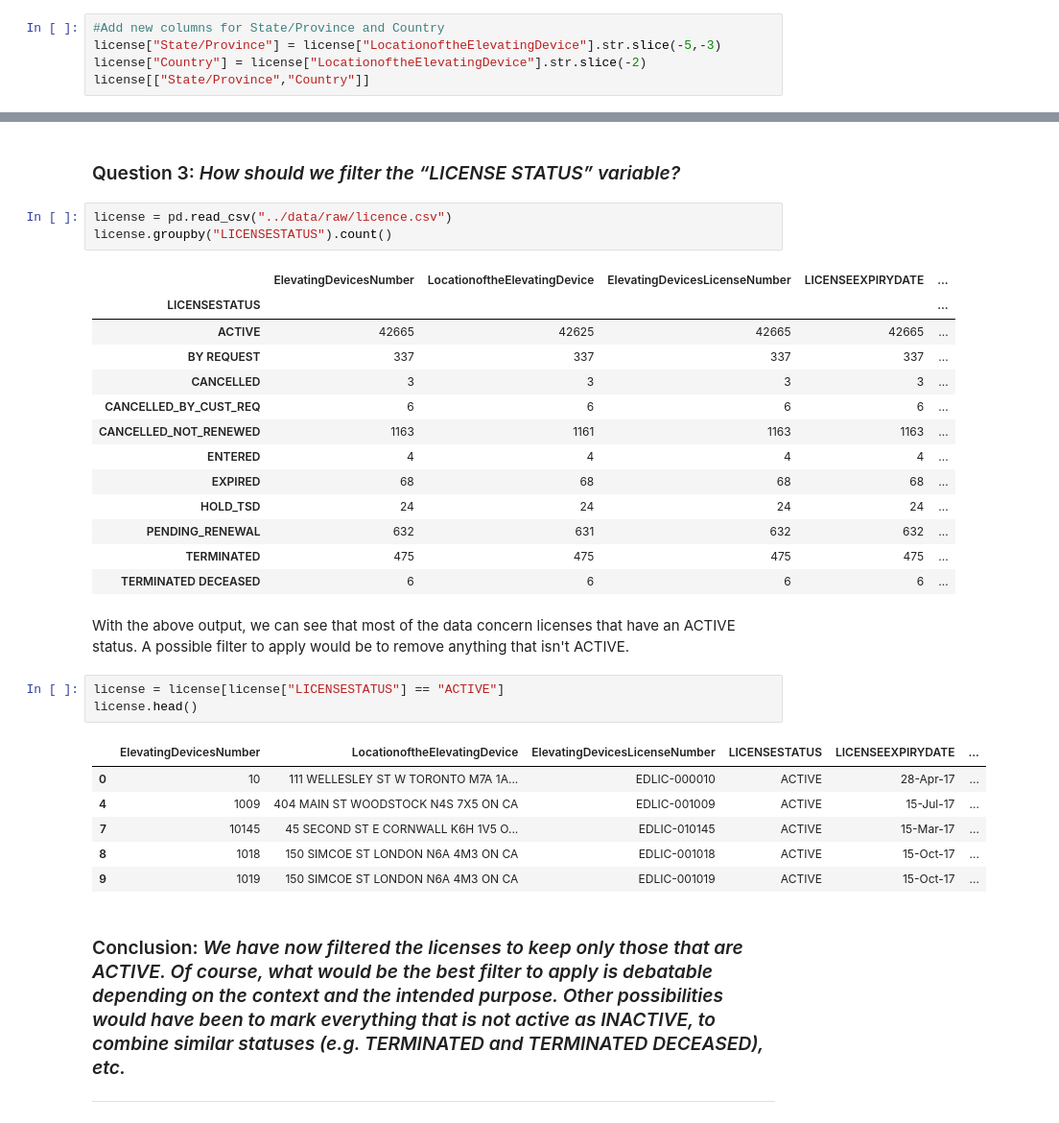
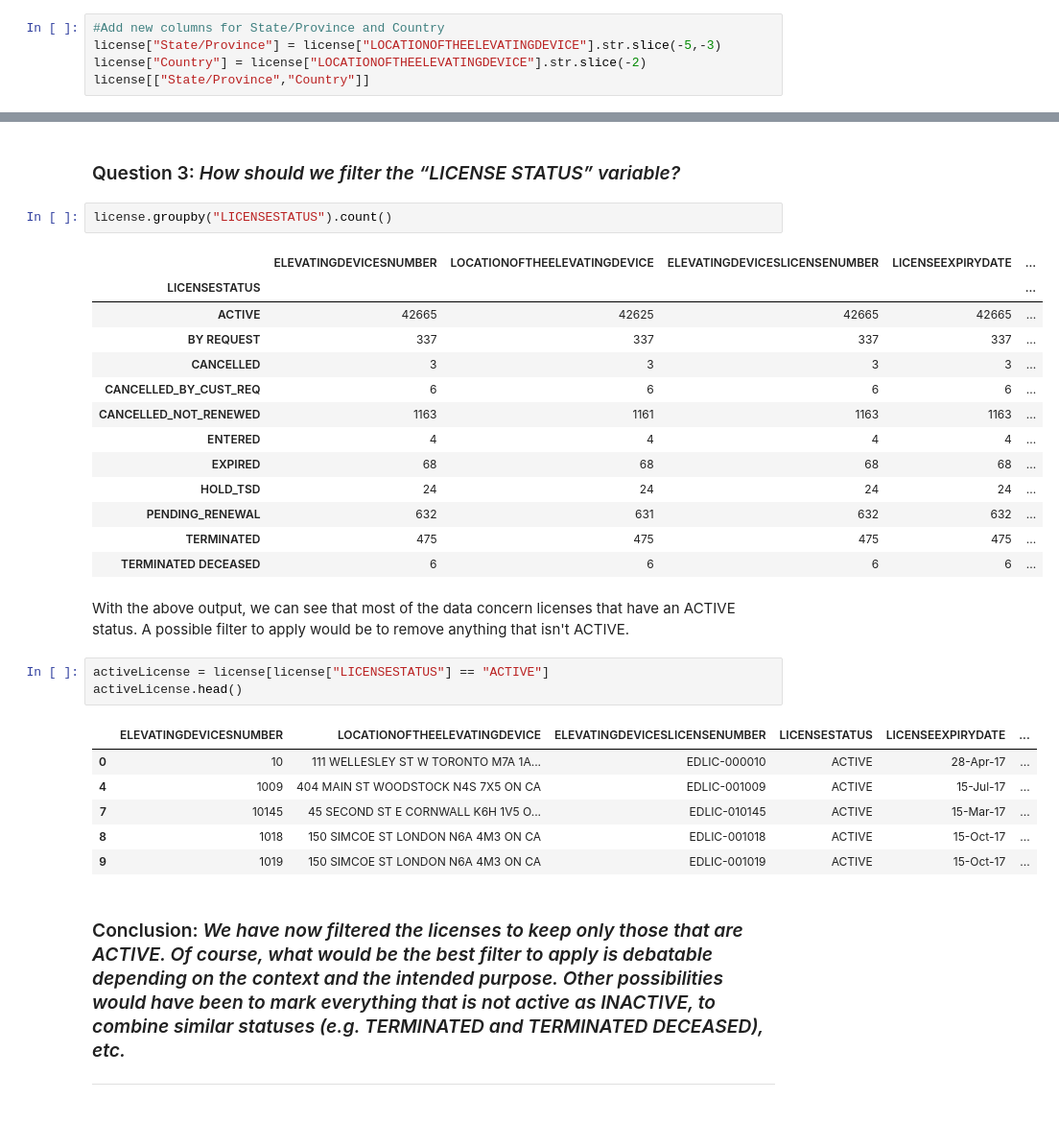
Before and after one commit to MathieuHoude/smartjourney, a Jupyter notebook: notebooks/License.ipynb, the cells around one changed output, grey strips where cells are left out. Shown: that part at 96% size. Drawn from its saved outputs; the diff is of its cells as text.

```diff
--- a/notebooks/License.ipynb
+++ b/notebooks/License.ipynb
@@ -46,8 +61,8 @@ order.head(1)
 ### Question 2: *Where are the majority of elevators located ?*
 # %%
 #Add new columns for State/Province and Country
-license["State/Province"] = license["LocationoftheElevatingDevice"].str.slice(-5,-3)
-license["Country"] = license["LocationoftheElevatingDevice"].str.slice(-2)
+license["State/Province"] = license["LOCATIONOFTHEELEVATINGDEVICE"].str.slice(-5,-3)
+license["Country"] = license["LOCATIONOFTHEELEVATINGDEVICE"].str.slice(-2)
 license[["State/Province","Country"]]
 # %% [output]
 |  | State/Province | Country |
@@ -75,10 +90,9 @@ license.groupby("State/Province").count()
 # %% [markdown]
 ### Question 3: *How should we filter the “LICENSE STATUS” variable?*
 # %%
-license = pd.read_csv("../data/raw/licence.csv")
 license.groupby("LICENSESTATUS").count()
 # %% [output]
-|  | ElevatingDevicesNumber | LocationoftheElevatingDevice | ElevatingDevicesLicenseNumber | LICENSEEXPIRYDATE | ... |
+|  | ELEVATINGDEVICESNUMBER | LOCATIONOFTHEELEVATINGDEVICE | ELEVATINGDEVICESLICENSENUMBER | LICENSEEXPIRYDATE | ... |
 | LICENSESTATUS |  |  |  |  | ... |
 | ACTIVE | 42665 | 42625 | 42665 | 42665 | ... |
 | BY REQUEST | 337 | 337 | 337 | 337 | ... |
@@ -94,10 +108,10 @@ license.groupby("LICENSESTATUS").count()
 # %% [markdown]
 With the above output, we can see that most of the data concern licenses that have an ACTIVE status. A possible filter to apply would be to remove anything that isn't ACTIVE.
 # %%
-license = license[license["LICENSESTATUS"] == "ACTIVE"]
-license.head()
+activeLicense = license[license["LICENSESTATUS"] == "ACTIVE"]
+activeLicense.head()
 # %% [output]
-|  | ElevatingDevicesNumber | LocationoftheElevatingDevice | ElevatingDevicesLicenseNumber | LICENSESTATUS | LICENSEEXPIRYDATE | ... |
+|  | ELEVATINGDEVICESNUMBER | LOCATIONOFTHEELEVATINGDEVICE | ELEVATINGDEVICESLICENSENUMBER | LICENSESTATUS | LICENSEEXPIRYDATE | ... |
 | 0 | 10 | 111 WELLESLEY ST W TORONTO M7A 1A... | EDLIC-000010 | ACTIVE | 28-Apr-17 | ... |
 | 4 | 1009 | 404 MAIN ST WOODSTOCK N4S 7X5 ON CA | EDLIC-001009 | ACTIVE | 15-Jul-17 | ... |
 | 7 | 10145 | 45 SECOND ST E CORNWALL K6H 1V5 O... | EDLIC-010145 | ACTIVE | 15-Mar-17 | ... |
```
Also changed, not shown: parts of 21 cells of this notebook.
